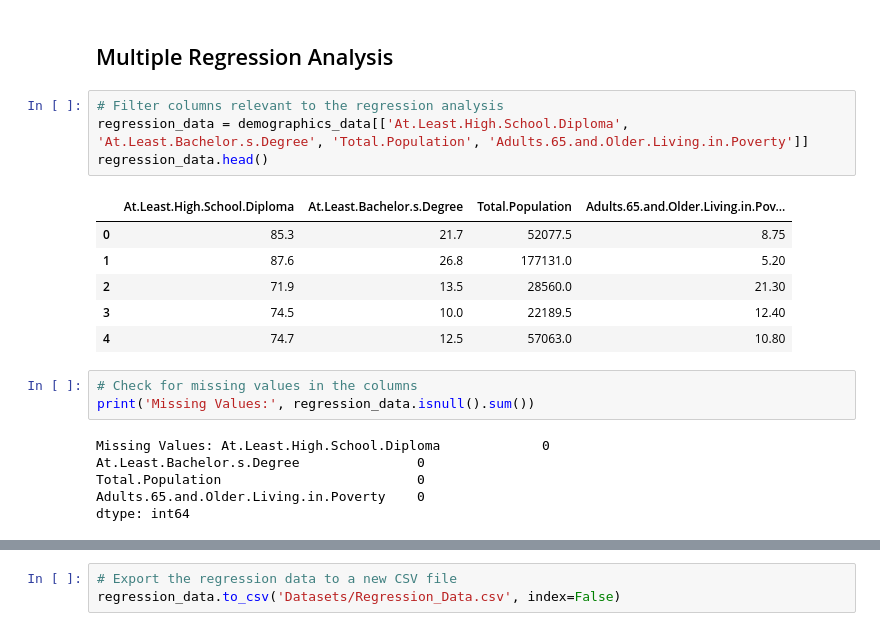
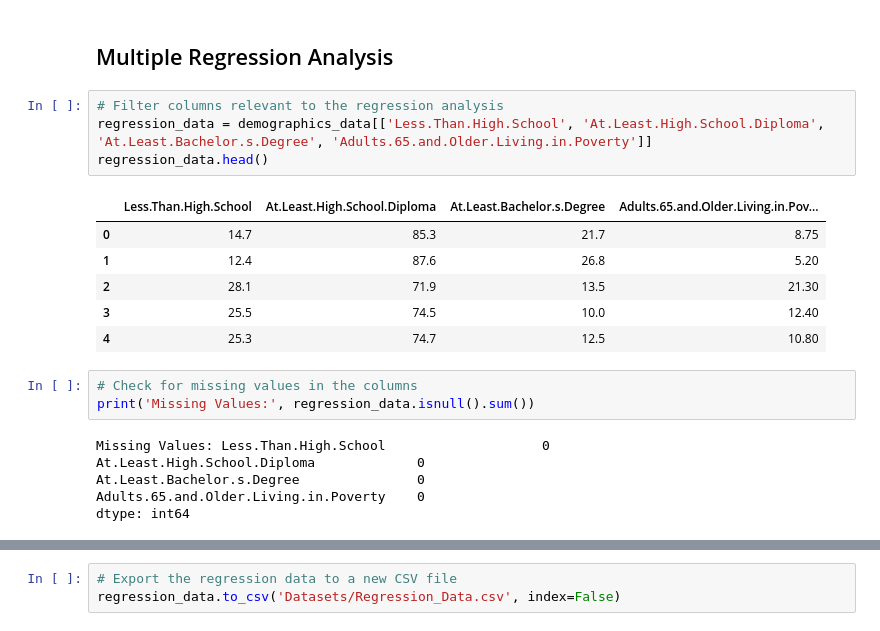
Before and after one commit to emilyneaville/DSCI5180_FinalReport, a Jupyter notebook: normal_distribution.ipynb, the cells around one changed output, grey strips where cells are left out. Drawn from its saved outputs; the diff is of its cells as text.

Commit message:
Updated multiple regression predictors

```diff
--- a/normal_distribution.ipynb
+++ b/normal_distribution.ipynb
@@ -181,22 +181,22 @@ National Mean: 83.58625822083764
 ## Multiple Regression Analysis
 # %%
 # Filter columns relevant to the regression analysis
-regression_data = demographics_data[['At.Least.High.School.Diploma', 'At.Least.Bachelor.s.Degree', 'Total.Population', 'Adults.65.and.Older.Living.in.Poverty']]
+regression_data = demographics_data[['Less.Than.High.School', 'At.Least.High.School.Diploma', 'At.Least.Bachelor.s.Degree', 'Adults.65.and.Older.Living.in.Poverty']]
 regression_data.head()
 # %% [output]
-|  | At.Least.High.School.Diploma | At.Least.Bachelor.s.Degree | Total.Population | Adults.65.and.Older.Living.in.Pov... |
-| 0 | 85.3 | 21.7 | 52077.5 | 8.75 |
-| 1 | 87.6 | 26.8 | 177131.0 | 5.20 |
-| 2 | 71.9 | 13.5 | 28560.0 | 21.30 |
-| 3 | 74.5 | 10.0 | 22189.5 | 12.40 |
-| 4 | 74.7 | 12.5 | 57063.0 | 10.80 |
+|  | Less.Than.High.School | At.Least.High.School.Diploma | At.Least.Bachelor.s.Degree | Adults.65.and.Older.Living.in.Pov... |
+| 0 | 14.7 | 85.3 | 21.7 | 8.75 |
+| 1 | 12.4 | 87.6 | 26.8 | 5.20 |
+| 2 | 28.1 | 71.9 | 13.5 | 21.30 |
+| 3 | 25.5 | 74.5 | 10.0 | 12.40 |
+| 4 | 25.3 | 74.7 | 12.5 | 10.80 |
 # %%
 # Check for missing values in the columns
 print('Missing Values:', regression_data.isnull().sum())
 # %% [output]
-Missing Values: At.Least.High.School.Diploma             0
+Missing Values: Less.Than.High.School                    0
+At.Least.High.School.Diploma             0
 At.Least.Bachelor.s.Degree               0
-Total.Population                         0
 Adults.65.and.Older.Living.in.Poverty    0
 dtype: int64
 # %%
```
Also changed, not shown: parts of 1 cell of this notebook, 1 other file.
